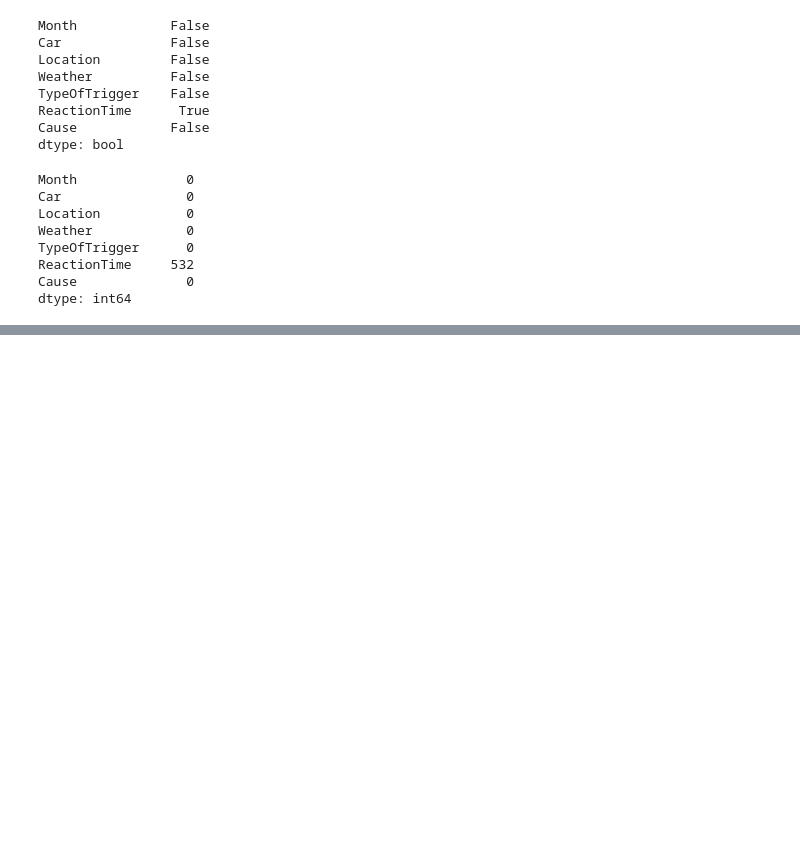
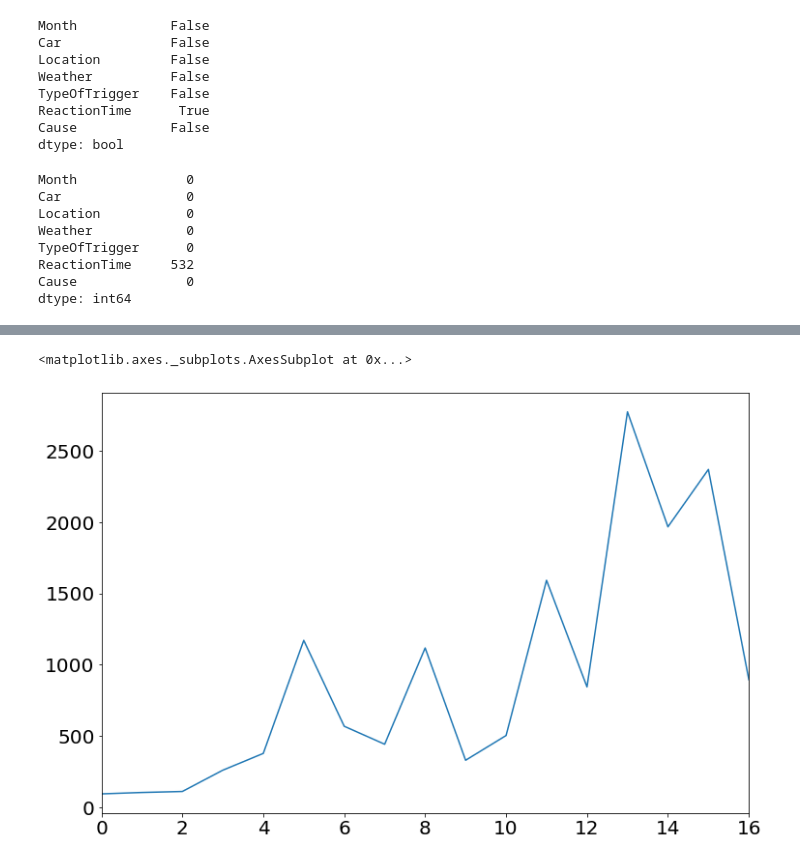
Before and after one commit to SamChyu/cs498mp1, a Jupyter notebook: MP1/Task.ipynb, the cells around one changed output, grey strips where cells are left out. Cells and saved outputs as stored; diff of their text form; code cells hidden in the pictures; blank space fills up the shorter version.

```diff
--- a/MP1/Task.ipynb
+++ b/MP1/Task.ipynb
@@ -71,0 +90,2 @@ plt.show()
+# %%
+totalmiles_df["Disengagements/Mile"] = totalmiles_df["miles driven in autonomous mode"] / totalmiles_df["total number of disengagements"]
@@ -71,0 +106,6 @@ plt.show()
+# %%
+totalmiles_df['Disengagements/Mile'].plot()
+#THIS IS WRONG
+# %% [output]
+<matplotlib.axes._subplots.AxesSubplot at 0x...>
+[figure, added]
```
Also changed, not shown: parts of 5 cells of this notebook, 2 other files.
